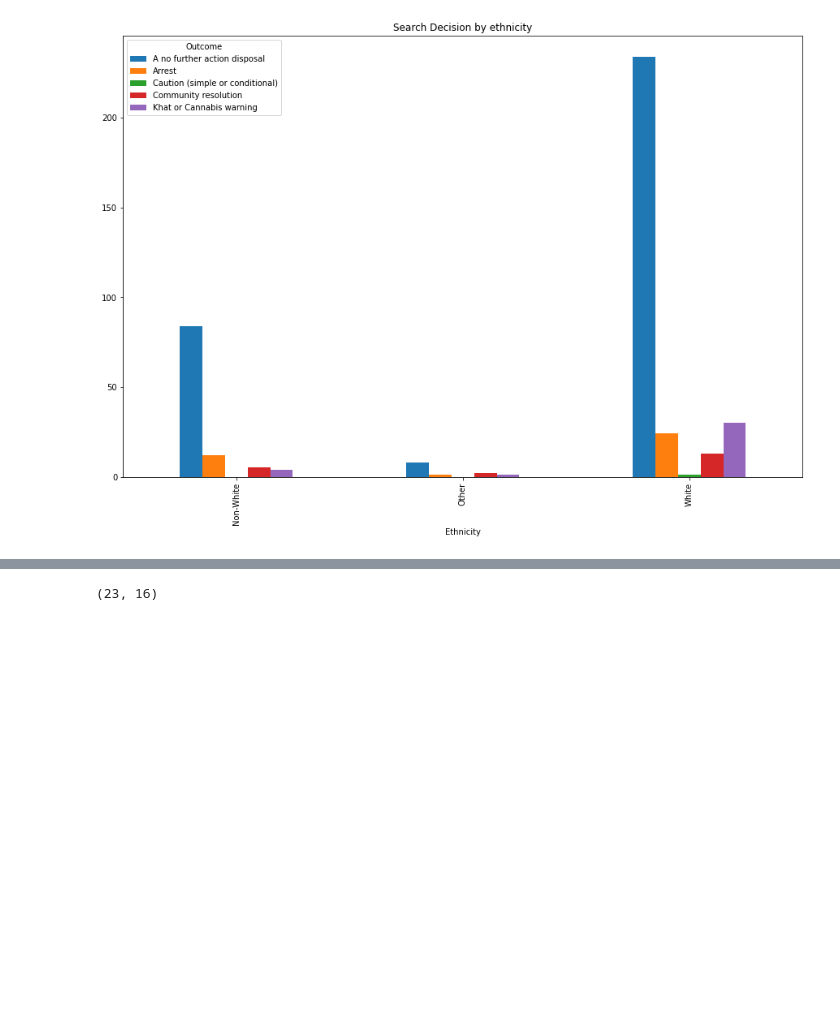
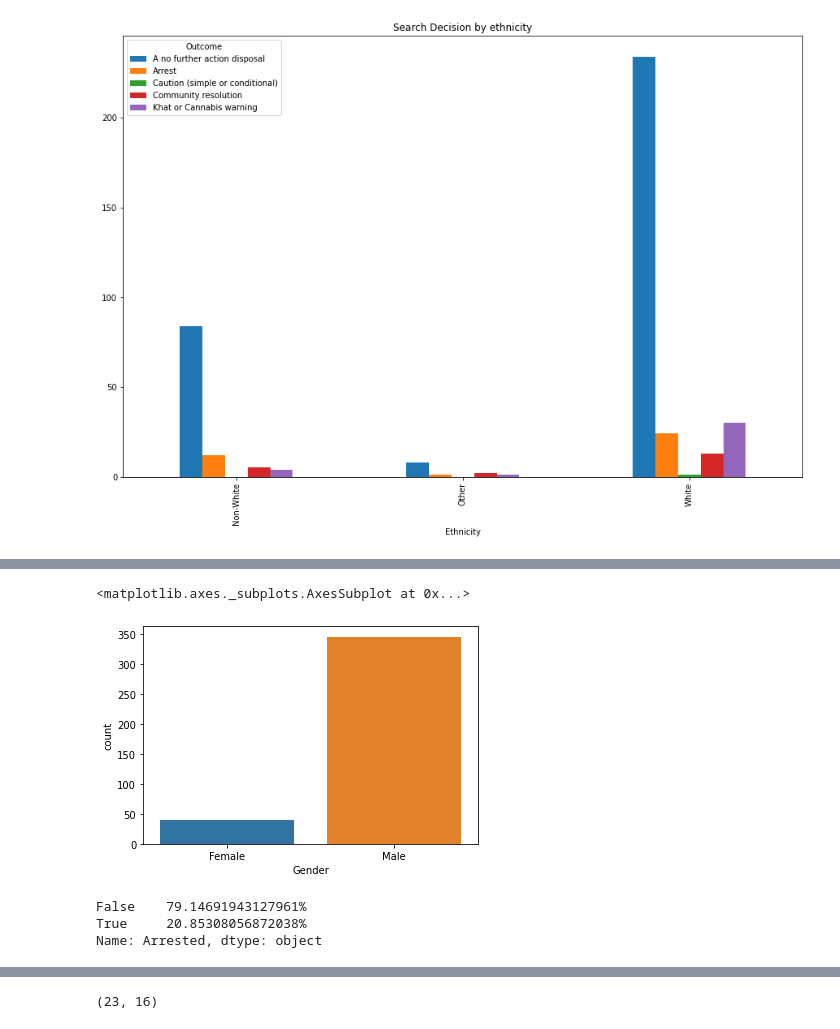
Before and after one commit to arunravi8595/Bias-detection, a Jupyter notebook: UK_police_bias.ipynb, the cells around one changed output, grey strips where cells are left out. Saved outputs shown, nothing was run; the diff lists cells and outputs as text; code cells hidden in the pictures; blank space fills up the shorter version.

```diff
--- a/UK_police_bias.ipynb
+++ b/UK_police_bias.ipynb
@@ -151,3 +158,14 @@ sns.countplot(x = "Arrested", data = Police_search)
+# %%
+sns.countplot(x = "Gender", data = Police_search)
+# %% [output]
+<matplotlib.axes._subplots.AxesSubplot at 0x...>
+[figure, added]
+# %%
+Police_search['Arrested'].value_counts(normalize=True).mul(100).astype(str)+'%'
+# %% [output]
+False    79.14691943127961%
+True     20.85308056872038%
+Name: Arrested, dtype: object
 # %%
 graph = Police_search['Arrested'].value_counts().plot(kind='bar', figsize=(10,7),
                                                   color="grey", fontsize=13);
```
Also changed, not shown: parts of 56 cells of this notebook.
